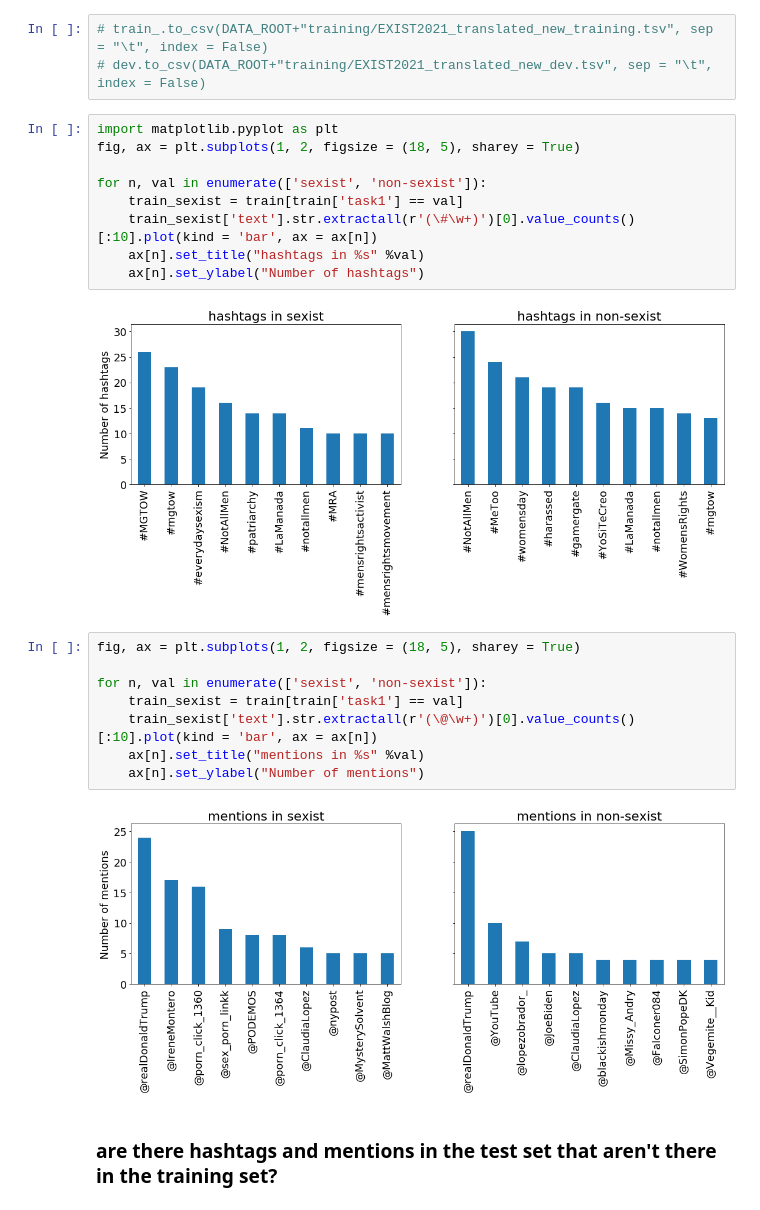
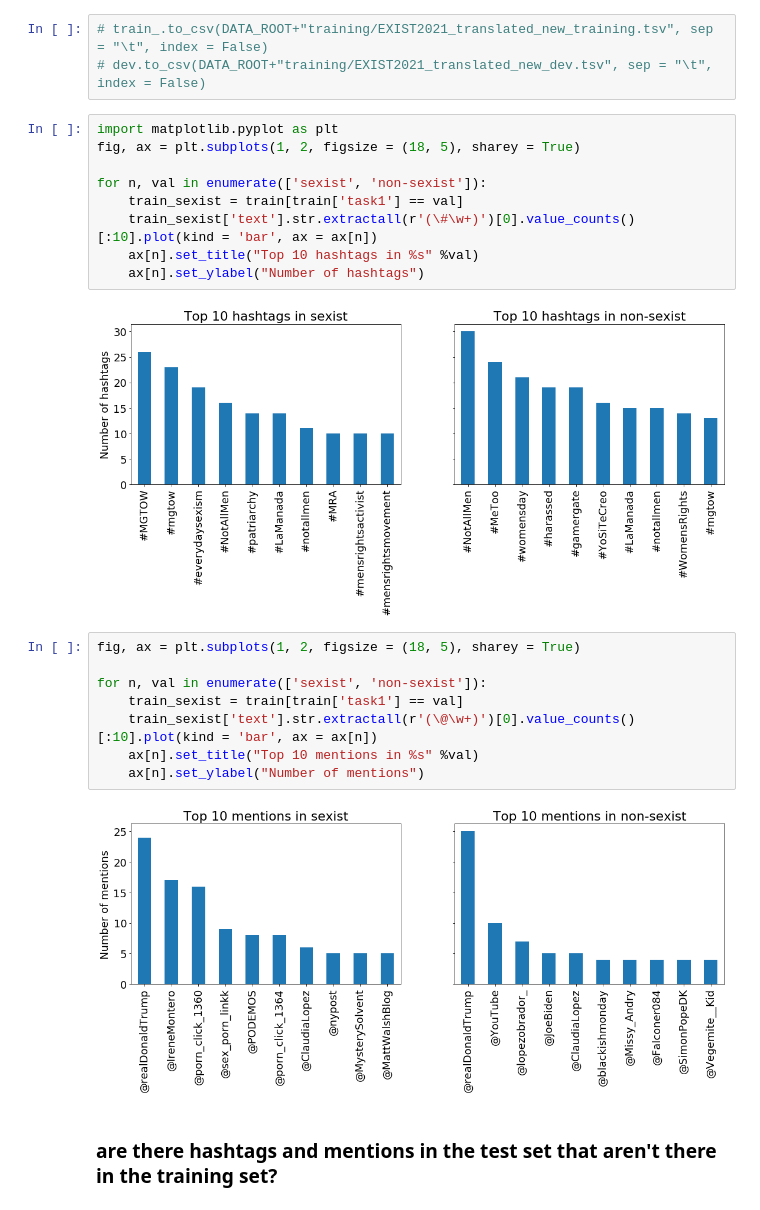
Before and after one commit to gesiscss/s_exist, a Jupyter notebook: explore and split data.ipynb, the cells around one changed output. Saved outputs shown, nothing was run; the diff lists cells and outputs as text.

```diff
--- a/explore and split data.ipynb
+++ b/explore and split data.ipynb
@@ -100,24 +100,24 @@ ax[2].legend(bbox_to_anchor=(1.05, 1), loc='upper left')
 # %%
 import matplotlib.pyplot as plt
 fig, ax = plt.subplots(1, 2, figsize = (18, 5), sharey = True)
 
 for n, val in enumerate(['sexist', 'non-sexist']):
     train_sexist = train[train['task1'] == val]
     train_sexist['text'].str.extractall(r'(\#\w+)')[0].value_counts()[:10].plot(kind = 'bar', ax = ax[n])
-    ax[n].set_title("hashtags in %s" %val)
+    ax[n].set_title("Top 10 hashtags in %s" %val)
     ax[n].set_ylabel("Number of hashtags")
 # %% [output]
-[figure, old version]
+[figure, new version]
 # %%
 fig, ax = plt.subplots(1, 2, figsize = (18, 5), sharey = True)
 
 for n, val in enumerate(['sexist', 'non-sexist']):
     train_sexist = train[train['task1'] == val]
     train_sexist['text'].str.extractall(r'(\@\w+)')[0].value_counts()[:10].plot(kind = 'bar', ax = ax[n])
-    ax[n].set_title("mentions in %s" %val)
+    ax[n].set_title("Top 10 mentions in %s" %val)
     ax[n].set_ylabel("Number of mentions")
 # %% [output]
-[figure, old version]
+[figure, new version]
 # %% [markdown]
 ### are there hashtags and mentions in the test set that aren't there in the training set?
 # %%
```
Also changed, not shown: 2 other files.
